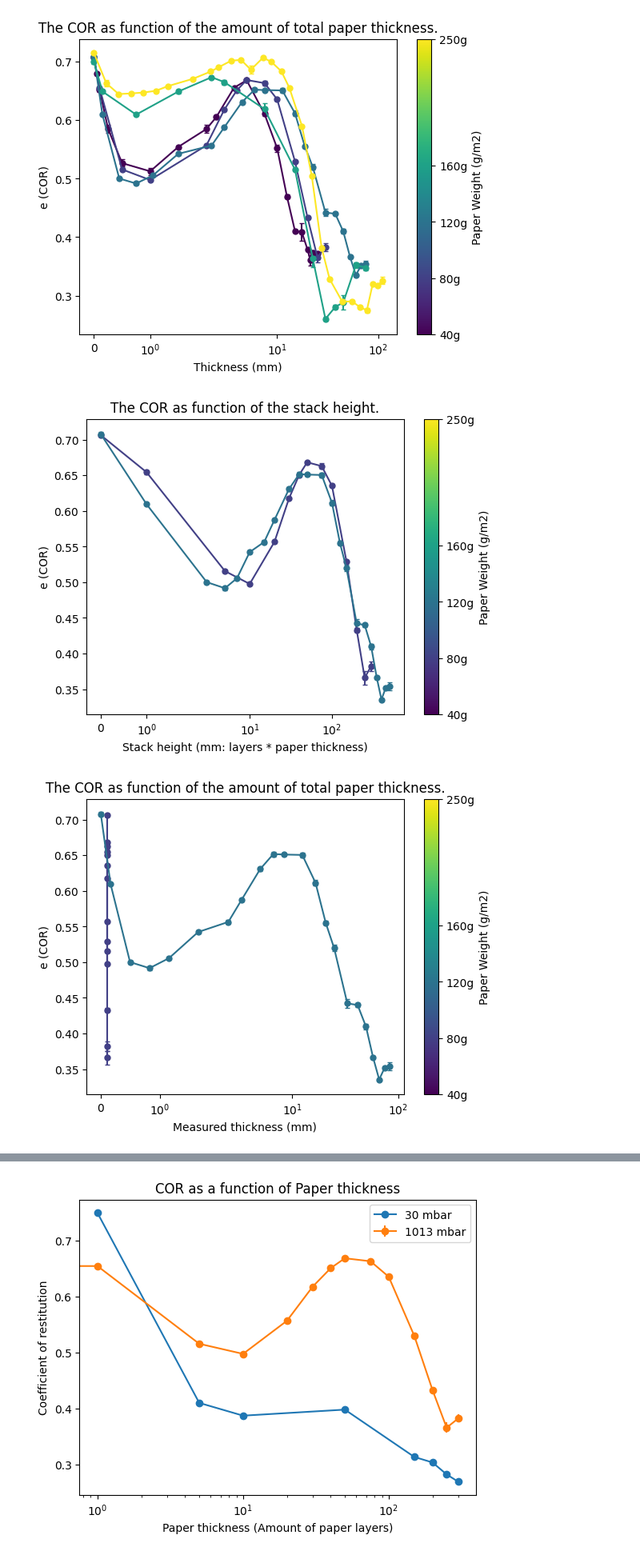
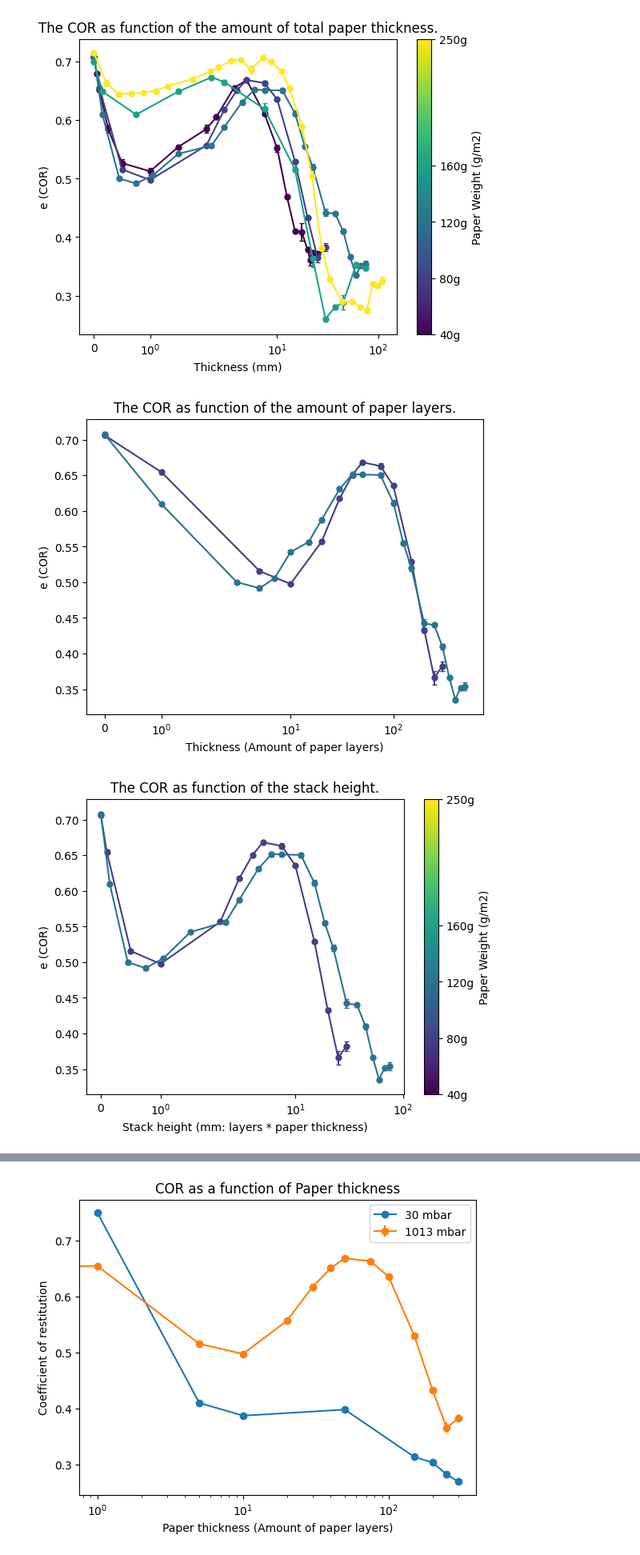
Before and after one commit to joshuadijksman/paperstack, a Jupyter notebook: Manou_version/code/Manou_Liesker_combinedata.ipynb, the cells around one changed output, grey strips where cells are left out. Shown at 80% size. Cells and saved outputs as stored; diff of their text form; code cells hidden in the pictures.

```diff
--- a/Manou_version/code/Manou_Liesker_combinedata.ipynb
+++ b/Manou_version/code/Manou_Liesker_combinedata.ipynb
@@ -767,23 +767,45 @@ weights = [40, 80, 120, 160, 250]
 norm = mpl.colors.Normalize(vmin=min(weights), vmax=max(weights))
 cmap = plt.colormaps['viridis']  # Try 'plasma', 'inferno', 'coolwarm', or 'copper'
 
+
+# --- PLOT 3: Function of the amount of paper layers ---
+fig3, ax3 = plt.subplots()
+
+ax3.errorbar(Thickness_80d_newpaper_unique, avg_COR_80d_newpaper, yerr=COR_err_80d_newpaper, fmt='o-',
+            color=cmap(norm(80)), markersize=5, capsize=2, label='80 g/m2, new paper')
+
+ax3.errorbar(Thickness_unique_120dw, avg_COR_120dw, yerr=COR_err_120dw, fmt='o-',
+            color=cmap(norm(120)), markersize=5, capsize=2, label='120 g/m2, new paper')
+
+
+ax3.set_ylabel("e (COR)")
+ax3.set_xlabel("Thickness (Amount of paper layers)")
+ax3.set_xscale('symlog')
+ax3.set_title("The COR as function of the amount of paper layers.")
+
+# Colorbar for Plot 3
+sm3 = mpl.cm.ScalarMappable(cmap=cmap, norm=norm)
+sm3.set_array([])
+cbar3 = fig1.colorbar(sm1, ax=ax1)
+cbar3.set_label('Paper Weight (g/m2)')
+cbar3.set_ticks(weights)
+cbar3.set_ticklabels([f'{w}g' for w in weights])
+
+plt.show()
+
 # --- PLOT 1: Function of the amount of paper layers ---
 fig1, ax1 = plt.subplots()
 
-ax1.errorbar(Thickness_80d_newpaper_unique, avg_COR_80d_newpaper, yerr=COR_err_80d_newpaper, fmt='o-',
+ax1.errorbar(Thickness_80d_newpaper_mm, avg_COR_80d_newpaper, yerr=COR_err_80d_newpaper, fmt='o-',
             color=cmap(norm(80)), markersize=5, capsize=2, label='80 g/m2, new paper')
 
-ax1.errorbar(Thickness_unique_120dw, avg_COR_120dw, yerr=COR_err_120dw, fmt='o-',
+ax1.errorbar(Thickness_120dw_mm, avg_COR_120dw, yerr=COR_err_120dw, fmt='o-',
             color=cmap(norm(120)), markersize=5, capsize=2, label='120 g/m2, new paper')
-
-
-
-
 
 ax1.set_ylabel("e (COR)")
 ax1.set_xlabel("Stack height (mm: layers * paper thickness)")
 ax1.set_xscale('symlog')
-ax1.set_title("The COR as function of the stack height.")
+ax1.set_title("The COR as function of the calculated stack height.")
 
 # Colorbar for Plot 1
 sm1 = mpl.cm.ScalarMappable(cmap=cmap, norm=norm)
@@ -794,32 +816,32 @@ cbar1.set_ticks(weights)
 cbar1.set_ticklabels([f'{w}g' for w in weights])
 
 plt.show()
 
 
 # --- PLOT 2: Function of total paper thickness (mm) ---
 fig2, ax2 = plt.subplots()
 
 
 ax2.errorbar(measured_thickness_80d_newpaper, avg_COR_80d_newpaper, yerr=COR_err_80d_newpaper, fmt='o-',
             color=cmap(norm(80)), markersize=5, capsize=2, label='80 g/m2, new paper')
 
 ax2.errorbar(measured_thickness_120dw, avg_COR_120dw, yerr=COR_err_120dw, fmt='o-',
             color=cmap(norm(120)), markersize=5, capsize=2, label='120 g/m2, new paper')
 
 ax2.set_ylabel("e (COR)")
 ax2.set_xlabel("Measured thickness (mm)")
 ax2.set_xscale('symlog')
 ax2.set_title("The COR as function of the amount of total paper thickness.")
 
 # Colorbar for Plot 2
 sm2 = mpl.cm.ScalarMappable(cmap=cmap, norm=norm)
 sm2.set_array([])
 cbar2 = fig2.colorbar(sm2, ax=ax2)
 cbar2.set_label('Paper Weight (g/m2)')
 cbar2.set_ticks(weights)
 cbar2.set_ticklabels([f'{w}g' for w in weights])
 
 plt.show()
 # %% [output]
-[figure, old version]
+[figure, new version]
-[figure, old version]
+[figure, new version]
```
Also changed, not shown: parts of 1 cell of this notebook, 3 other files.
